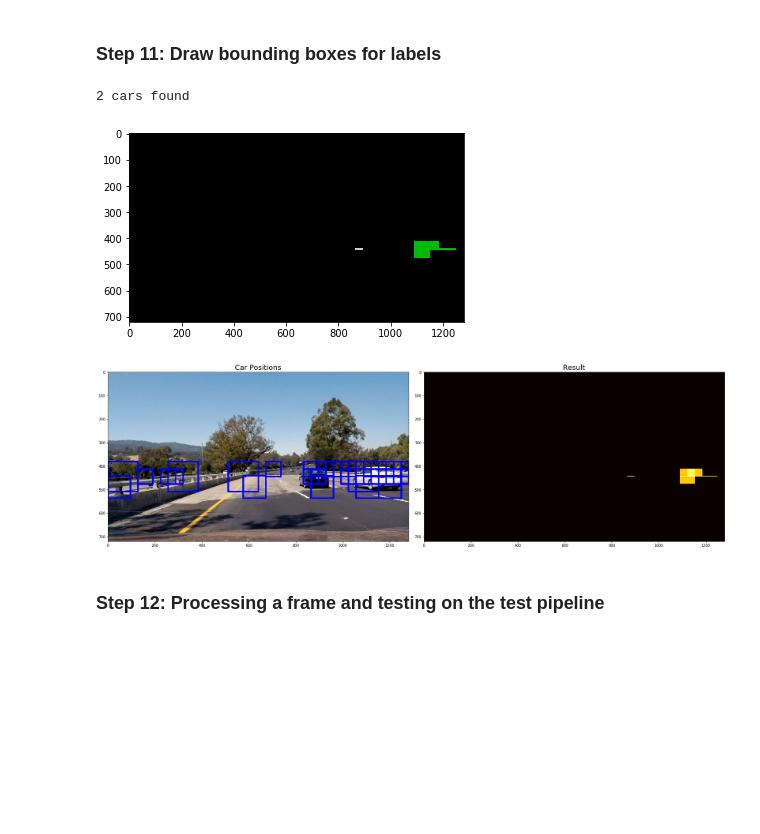
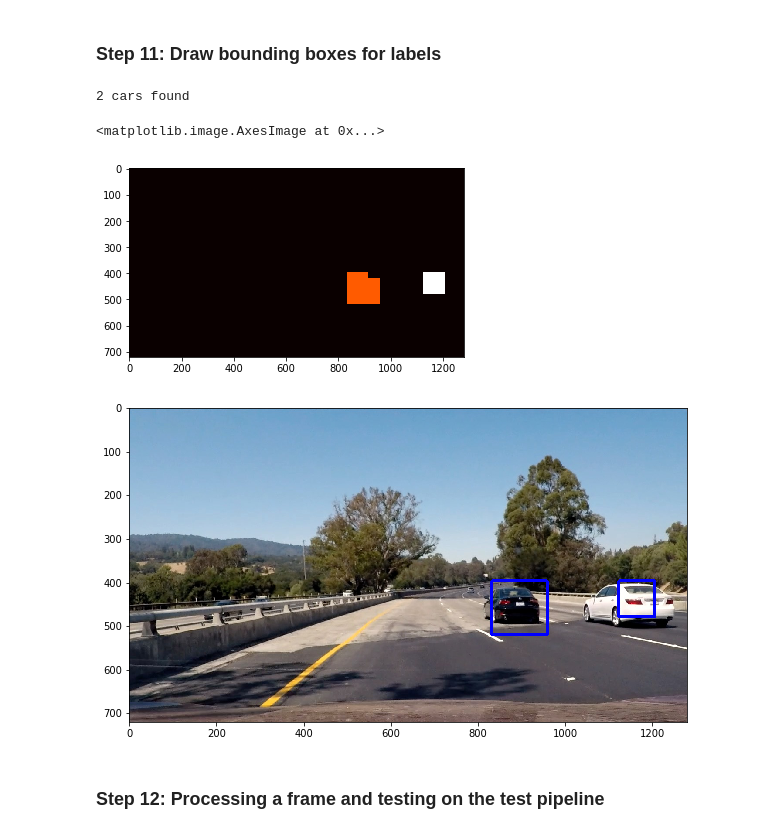
Before and after one commit to mrsandipandas/Udacity_Vehicle-Detection-P5, a Jupyter notebook: Vehicle_detection.ipynb, the cells around one changed output. Drawn from its saved outputs; the diff is of its cells as text; code cells hidden in the pictures; blank space fills up the shorter version.

```diff
--- a/Vehicle_detection.ipynb
+++ b/Vehicle_detection.ipynb
@@ -533,7 +484,7 @@ def add_heat(heatmap, bbox_list):
         heatmap[box[0][1]:box[1][1], box[0][0]:box[1][0]] += 1
 
     # Return updated heatmap
-    return heatmap# Iterate through list of bboxes
+    return heatmap
 
 def apply_threshold(heatmap, threshold):
     # Zero out pixels below the threshold
@@ -542,51 +493,46 @@ def apply_threshold(heatmap, threshold):
     return heatmap
 
 def draw_labeled_bboxes(img, labels):
     # Iterate through all detected cars
+    rects = []
     for car_number in range(1, labels[1]+1):
         # Find pixels with each car_number label value
         nonzero = (labels[0] == car_number).nonzero()
         # Identify x and y values of those pixels
         nonzeroy = np.array(nonzero[0])
         nonzerox = np.array(nonzero[1])
         # Define a bounding box based on min/max x and y
         bbox = ((np.min(nonzerox), np.min(nonzeroy)), (np.max(nonzerox), np.max(nonzeroy)))
+        rects.append(bbox)
         # Draw the box on the image
         cv2.rectangle(img, bbox[0], bbox[1], (0,0,255), 6)
-    # Return the image
-    return img
+    # Return the image and final rectangles
+    return img, rects
 
 heat = np.zeros_like(test_img_rects[:,:,0]).astype(np.float)
 # Add heat to each box in box list
 heat = add_heat(heat, bboxes)
 
 # Apply threshold to help remove false positives
-threshold = 3
+threshold = 1
 heat = apply_threshold(heat, threshold)
 
 # Visualize the heatmap when displaying
 heatmap = np.clip(heat, 0, 255)
 
 # Find final boxes from heatmap using label function
 labels = label(heatmap, structure=np.ones((3, 3)))
 print(labels[1], 'cars found')
-plt.imshow(labels[0], cmap='spectral')
-draw_img = draw_labeled_bboxes(np.copy(test_img_rects), labels)
-
-def show_images(image1, image2,  image1_exp="Image 1", image2_exp="Image 2"):
-    f, (ax1, ax2) = plt.subplots(1, 2, figsize=(24, 9))
-    f.tight_layout()
-    ax1.imshow(image1)
-    ax1.set_title(image1_exp, fontsize=20)
-    ax2.imshow(image2, cmap='hot')
-    ax2.set_title(image2_exp, fontsize=20)
-    plt.subplots_adjust(left=0., right=1, top=0.9, bottom=0.)
-
-show_images(draw_img, heatmap, "Car Positions", "Result")
+plt.imshow(labels[0], cmap='hot')
+draw_img, rect = draw_labeled_bboxes(np.copy(test_img), labels)
+# Display the image
+plt.figure(figsize=(10,10))
+plt.imshow(draw_img)
 # %% [output]
 2 cars found
+<matplotlib.image.AxesImage at 0x...>
-[figure, old version]
+[figure, new version]
-[figure, old version]
+[figure, new version]
 # %% [markdown]
 ### Step 12: Processing a frame and testing on the test pipeline
 # %%
```
Also changed, not shown: parts of 15 cells of this notebook, 6 other files.
